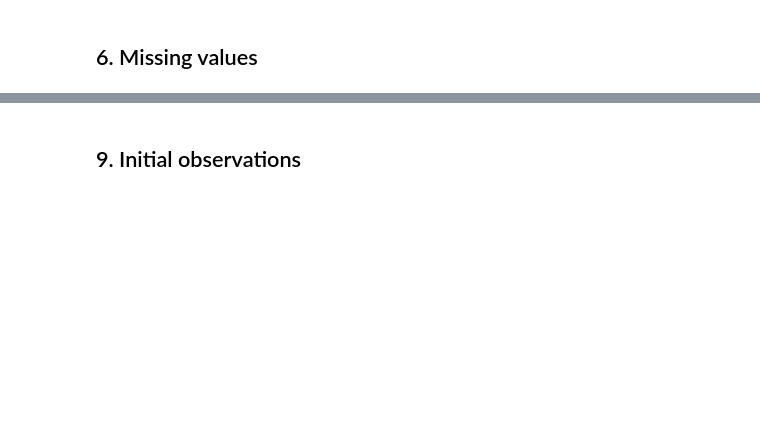
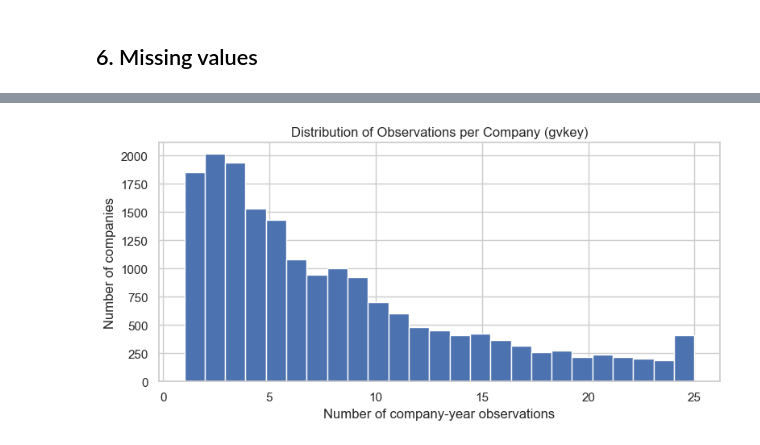
Before and after one commit to mirandamaisnam/audit-risk-analytics, a Jupyter notebook: notebooks/01_data_understanding.ipynb, the cells around one changed output, grey strips where cells are left out. Drawn from its saved outputs; the diff is of its cells as text; code cells hidden in the pictures; blank space fills up the shorter version.

Commit message:
Complete Phase 1 data understanding

```diff
--- a/notebooks/01_data_understanding.ipynb
+++ b/notebooks/01_data_understanding.ipynb
@@ -35,2 +190,17 @@ No analysis has been performed yet. Run cells in order once `data/raw/data_Fraud
 # %%
-# TODO: implement this section
+obs_per_company = df.groupby("gvkey").size()
+
+id_summary = pd.DataFrame({
+    "Metric": ["Unique companies (gvkey)", "Min obs/company", "25th pct", "Median",
+               "75th pct", "Max obs/company", "Mean obs/company"],
+    "Value": [
+        df["gvkey"].nunique(),
+        obs_per_company.min(),
+        obs_per_company.quantile(0.25),
+        obs_per_company.median(),
+        obs_per_company.quantile(0.75),
+        obs_per_company.max(),
+        round(obs_per_company.mean(), 2),
+    ]
+})
+id_summary
@@ -37,3 +216,11 @@ No analysis has been performed yet. Run cells in order once `data/raw/data_Fraud
-# %% [markdown]
-## 9. Initial observations
+# %%
+fig, ax = plt.subplots(figsize=(8, 4))
+obs_per_company.plot(kind="hist", bins=25, ax=ax, edgecolor="white")
+ax.set_xlabel("Number of company-year observations")
+ax.set_ylabel("Number of companies")
+ax.set_title("Distribution of Observations per Company (gvkey)")
+plt.tight_layout()
+plt.show()
+# %% [output]
+[figure, added]
 # %%
```
Also changed, not shown: parts of 55 cells of this notebook.
